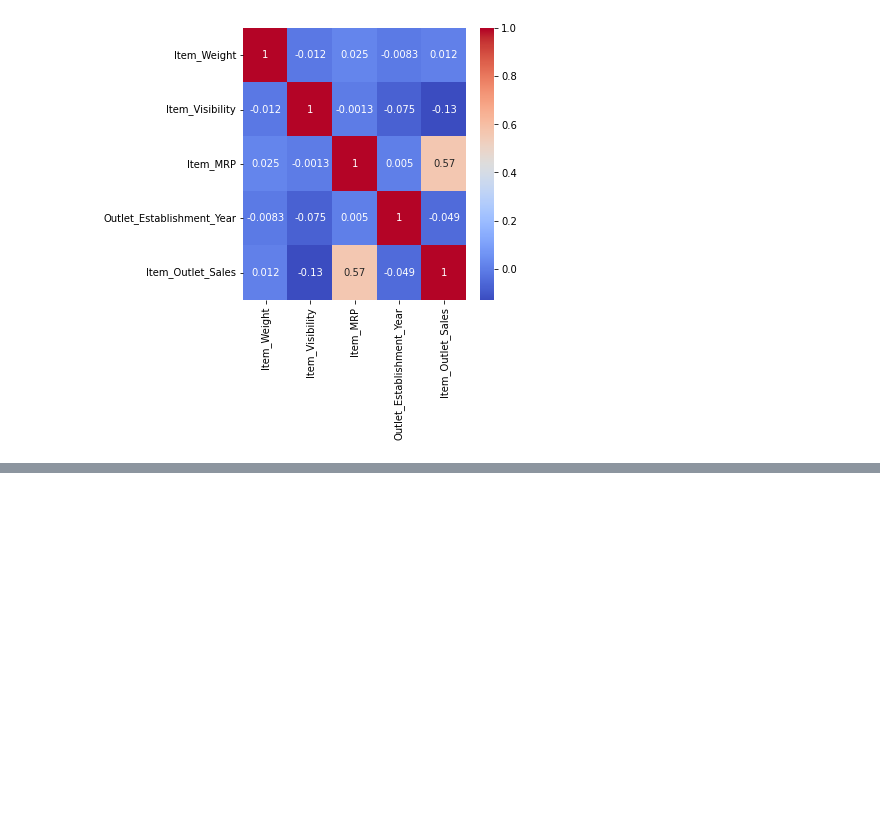
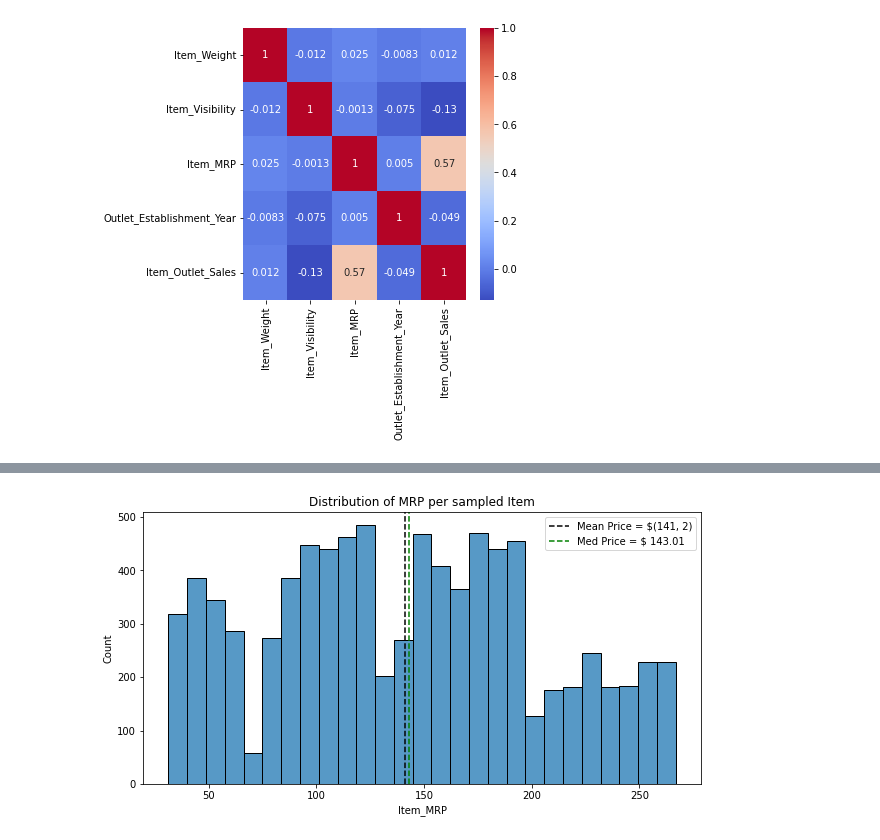
Before and after one commit to ZachLondo/Sales-Predictions, a Jupyter notebook: CodingDojoProject1.ipynb, the cells around one changed output, grey strips where cells are left out. Saved outputs shown, nothing was run; the diff lists cells and outputs as text; code cells hidden in the pictures; blank space fills up the shorter version.

```diff
--- a/CodingDojoProject1.ipynb
+++ b/CodingDojoProject1.ipynb
@@ -412,0 +445,13 @@ sns.heatmap(corr, cmap='coolwarm', annot=True)
+# %%
+fig, ax = plt.subplots(figsize=(10,5))
+
+sns.histplot(data=df, x='Item_MRP', ax=ax)
+ax.set(title="Distribution of MRP per sampled Item")
+
+mean_priceMRP = df['Item_MRP'].mean()
+ax.axvline(mean_price, color = 'k', ls= '--', label =f"Mean Price = ${round(mean_price), 2}")
+med_priceMRP = df["Item_MRP"].median()
+ax.axvline(med_price, color = 'green', ls= '--', label =f"Med Price = ${med_price: ,.2f}")
+ax.legend();
+# %% [output]
+[figure, added]
```
Also changed, not shown: parts of 7 cells of this notebook.
